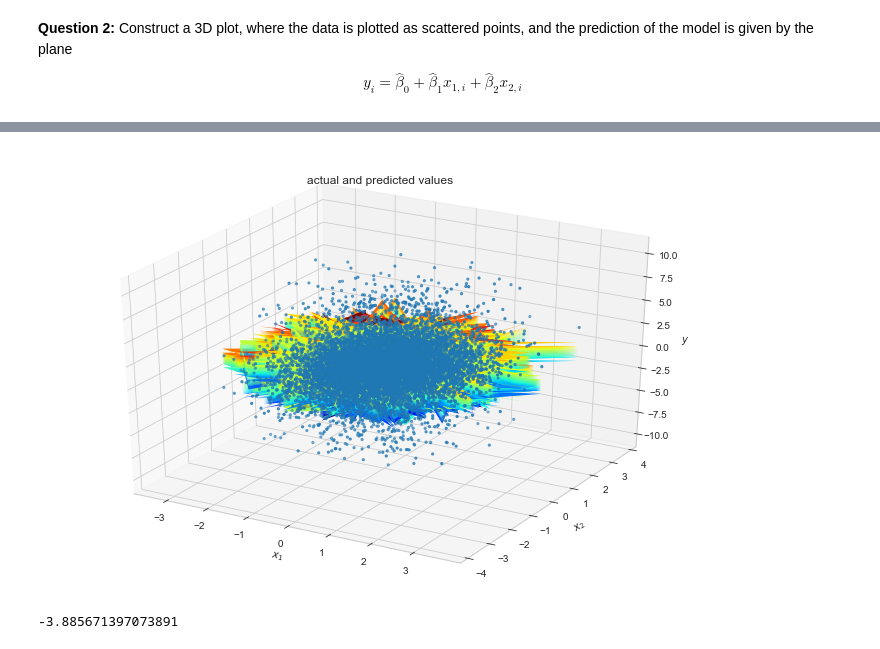
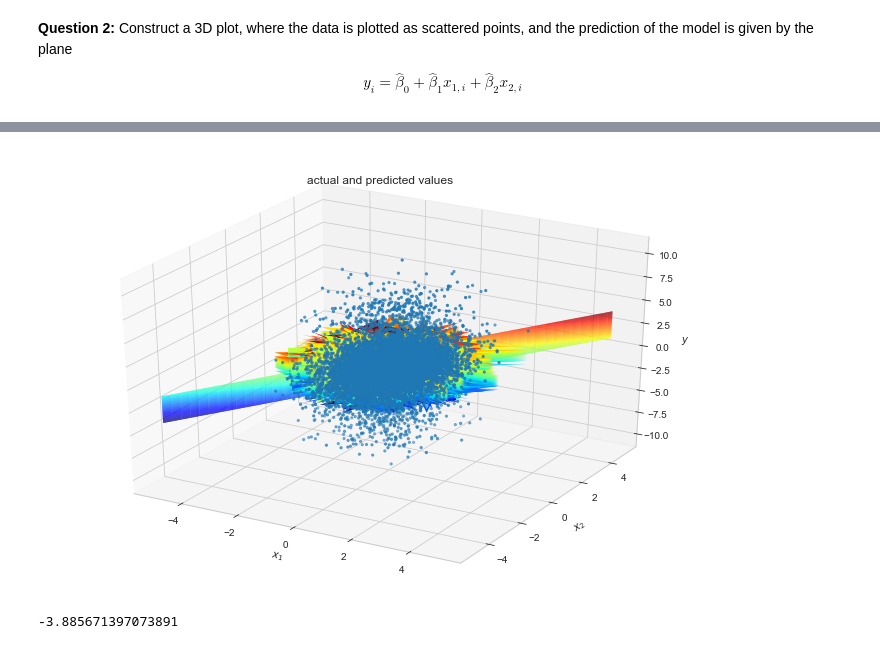
Before and after one commit to NumEconCopenhagen/projects-2020-kongeraekken-1, a Jupyter notebook: examproject/exam_2020.ipynb, the cells around one changed output, grey strips where cells are left out. Cells and saved outputs as stored; diff of their text form; code cells hidden in the pictures.

```diff
--- a/examproject/exam_2020.ipynb
+++ b/examproject/exam_2020.ipynb
@@ -86,29 +84,29 @@ array([-3.32580937, -3.31702192, -3.1810789 , ...,  3.24793915,
 # %%
 #predict y_hat
 mesh1,mesh2 = np.meshgrid(x1_sort,x2_sort,indexing='ij')
 y_plane = beta_hat[0]+beta_hat[1]*mesh1+beta_hat[2]*mesh2
 
 # alternative plane
-#x1_alt = np.linspace(-5,5,100)
-#x2_alt = np.linspace(-5,5,100)
-#mesh1_alt,mesh2_alt = np.meshgrid(x1_alt,x2_alt,indexing='ij')
-#y_plane_alt = beta_hat[0]+beta_hat[1]*mesh1_alt+beta_hat[2]*mesh2_alt
+x1_alt = np.linspace(-5,5,100)
+x2_alt = np.linspace(-5,5,100)
+mesh1_alt,mesh2_alt = np.meshgrid(x1_alt,x2_alt,indexing='ij')
+y_plane_alt = beta_hat[0]+beta_hat[1]*mesh1_alt+beta_hat[2]*mesh2_alt
 
 # plot the prediction vs. the data points
 plt.style.use('seaborn-whitegrid')
 
 fig_reg = plt.figure(figsize=(12,8))
 ax = fig_reg.add_subplot(1,1,1,projection='3d')
 ax.scatter(x1,x2,y,s=5)
 ax.plot_surface(x1,x2,y_plane,cmap=cm.jet)
-#ax.plot_surface(x1_alt,x2_alt,y_plane_alt,cmap=cm.jet)
+ax.plot_surface(x1_alt,x2_alt,y_plane_alt,cmap=cm.jet)
 
 ax.set_title('actual and predicted values')
 ax.set_xlabel('$x_1$')
 ax.set_ylabel('$x_2$')
 ax.set_zlabel('$y$');
 # %% [output]
-[figure, old version]
+[figure, new version]
 # %%
 #check planes
 y_plane_alt[0,0]
```
Also changed, not shown: parts of 16 cells of this notebook.
